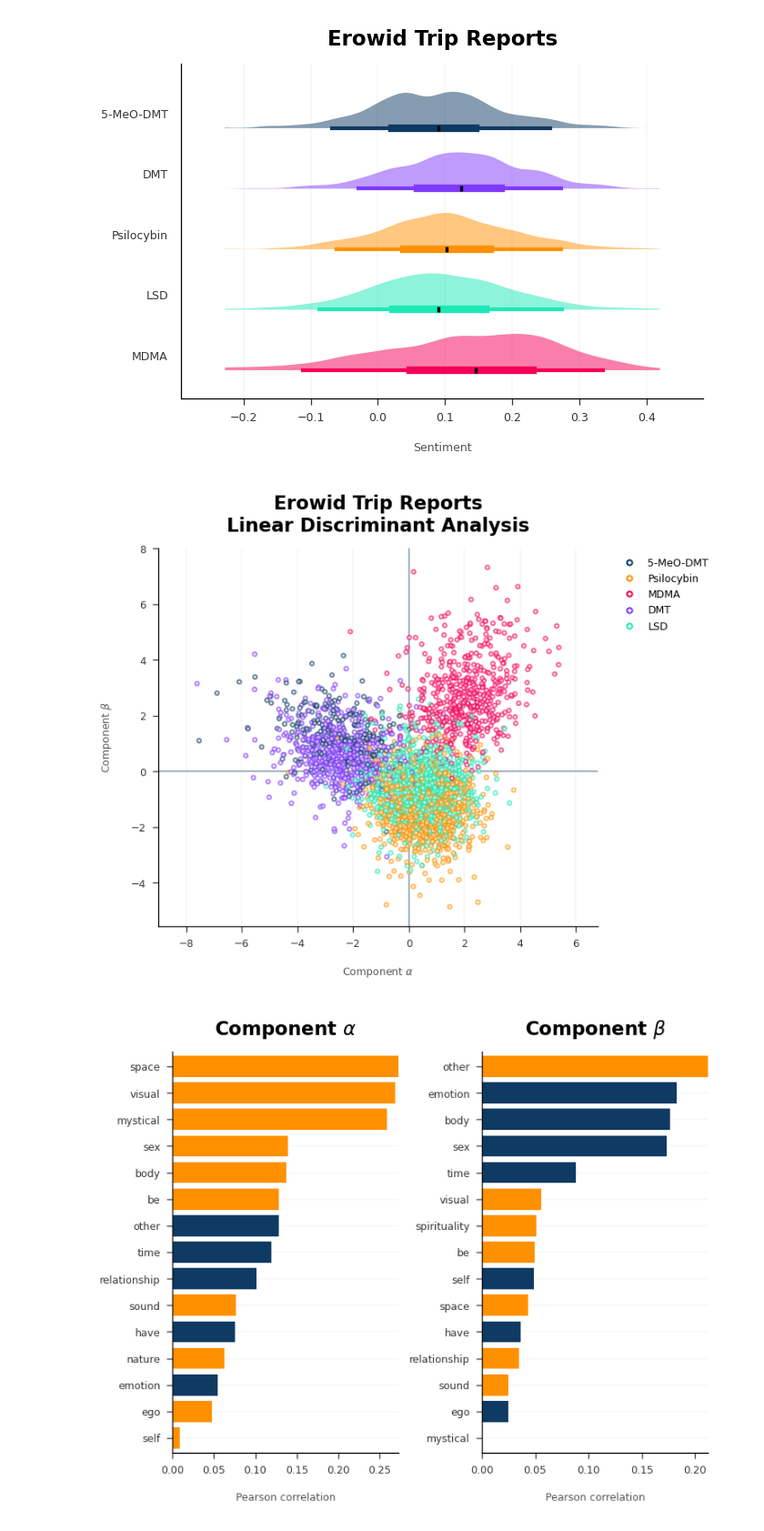
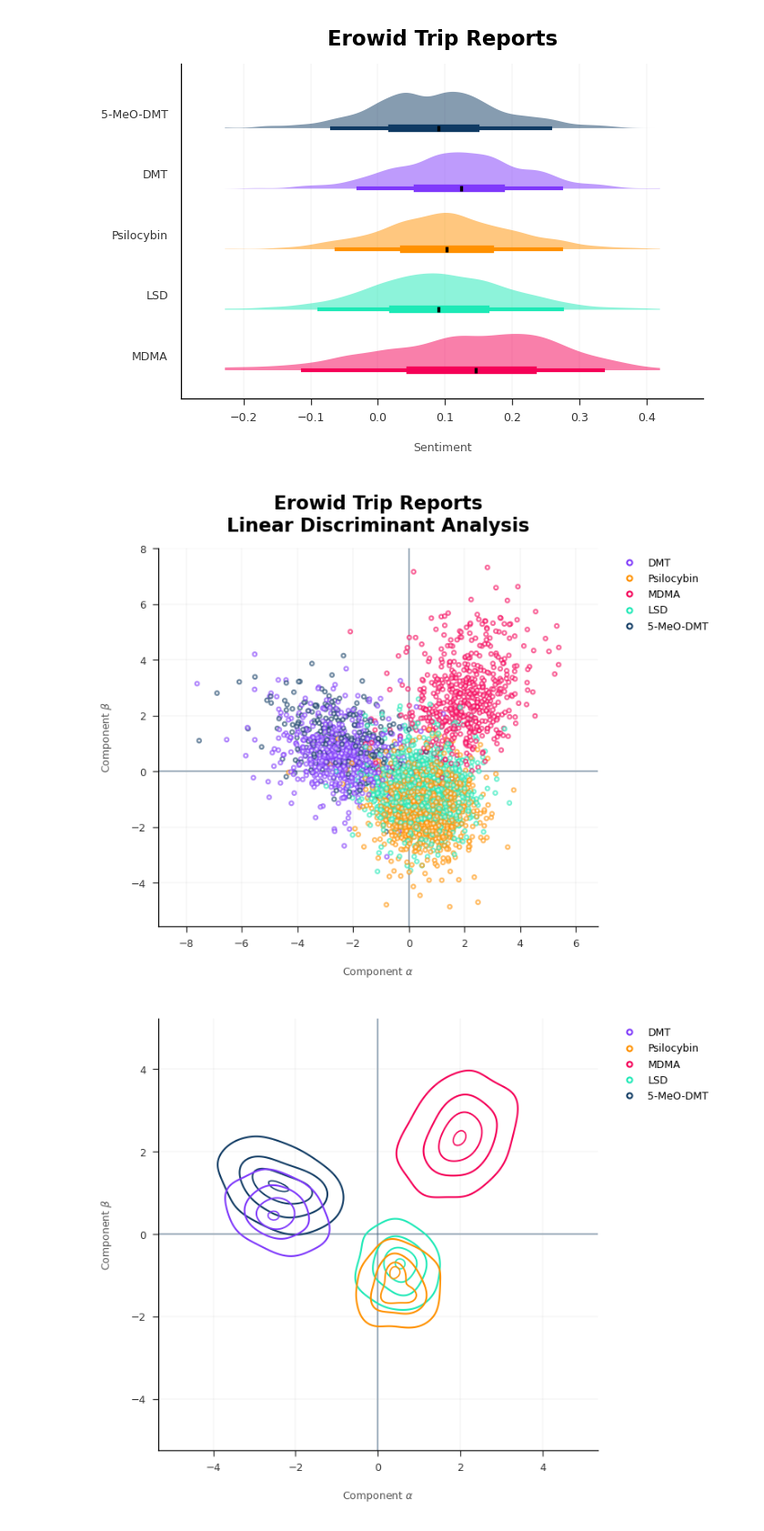
Before and after one commit to dlundgaard/QuantitativePhenomenology, a Jupyter notebook: nlp_analysis.ipynb, the cells around one changed output. Shown: that part at 91% size. Saved outputs shown, nothing was run; the diff lists cells and outputs as text; code cells hidden in the pictures.

Commit message:
added contour plots to decomposition visualizations
TODO
- some of the later entries of the database show NAs for substance

```diff
--- a/nlp_analysis.ipynb
+++ b/nlp_analysis.ipynb
@@ -185,6 +185,7 @@ second_order_coherence
 # %%
 def compare_substances(dimension, substance_subset = None, standardize = False):
     data = database[database["substance"].isin(substance_subset)] if substance_subset else database
+    data = data.dropna(subset = "substance")
 
     if standardize:
         dimension += "_Z"
@@ -250,6 +251,7 @@ for dimension in ("love", "fear", "sentiment"):
 def decompose(n_components = 2, method = "LDA", substance_subset = None, show_loadings = False):
     data = database[database["substance"].isin(substance_subset)] if substance_subset else database
     data = data.sample(frac = 1)
+    data = data.dropna(subset = "substance")
 
     decomposer = dict(
         LDA = discriminant_analysis.LinearDiscriminantAnalysis, # https://scikit-learn.org/stable/auto_examples/decomposition/plot_pca_vs_lda.html
@@ -280,37 +282,68 @@ def decompose(n_components = 2, method = "LDA", substance_subset = None, show_lo
         bbox_to_anchor = (1.15, 1),
     )
 
     ax.axvline(x = 0, linewidth = 1, alpha = 0.4, zorder = -1)
     ax.axhline(y = 0, linewidth = 1, alpha = 0.4, zorder = -1)
 
     ax.set_xlabel(r"Component $\alpha$")
     ax.set_ylabel(r"Component $\beta$")
     ax.set_title("Erowid Trip Reports\n" + dict(LDA = "Linear Discriminant Analysis", PCA = "Principal Component Analysis", ICA = "Independent Component Analysis")[method])
 
-    ax.grid(which="both")
+    ax.grid(True, which="both")
     ax.margins(x = 0.1, y = 0.1)
-
-    # ax.set_xlim(-4, 4)
-    # ax.set_ylim(-4, 4)
     ax.axis("equal")
     ax.set_aspect("equal", "datalim")
 
-    plt.show()
+    fig, ax = plt.subplots(figsize=(5, 4))
+
+    contour_levels = [0.5, 0.75, 0.9, 0.99, 1]
+    ax = sns.kdeplot(
+        ax = ax,
+        data = data,
+        x = "comp_0",
+        y = "comp_1",
+        hue = "substance",
+        palette = colormap,
+        common_norm = False,
+        levels = contour_levels,
+        linewidths = contour_levels[::-1],
+    )
+
+    ax.legend(
+        handles = [lines.Line2D([], [], marker="o", color="w", label=substance, markeredgecolor=colormap.get(substance), markersize=3) for substance in data["substance"].unique()],
+        loc = "upper center",
+        bbox_to_anchor = (1.15, 1),
+    )
+
+    ax.axvline(x = 0, linewidth = 1, alpha = 0.4, zorder = -1)
+    ax.axhline(y = 0, linewidth = 1, alpha = 0.4, zorder = -1)
+
+    ax.set_xlabel(r"Component $\alpha$")
+    ax.set_ylabel(r"Component $\beta$")
+
+    ax.grid(True, which="both")
+    ax.axis("equal")
+    ax.set_ylim(-4, 4)
+    ax.set_xlim(-4, 4)
+    ax.margins(x = 0.1, y = 0.1)
 
     fig, axes = plt.subplots(figsize=(5, 4), ncols = 2)
     for component, ax in enumerate(axes):
         component_name = f"comp_{component}"
         # loadings = data[[component_name] + [cat for cat in empath_lexicon.cats.keys()]].corr(method = "spearman")[component_name].drop(component_name).reset_index()
         loadings = data[[component_name] + empath_category_subset].corr(method = "spearman")[component_name].drop(component_name).reset_index()
         loadings["abs"] = loadings[component_name].abs()
         loadings = loadings.sort_values("abs").head(15)
         ax.barh(loadings["index"], loadings["abs"], color = loadings[component_name].apply(lambda val: "C0" if val > 0 else "C1"))
         ax.set_title("Component " + {0: r"$\alpha$", 1: r"$\beta$"}[component])
         ax.set_xlabel("Pearson correlation")
         ax.margins(y = 0.01)
 
+    plt.show()
+
 # decompose()
 decompose(substance_subset=("MDMA", "Psilocybin", "LSD", "DMT", "5-MeO-DMT"), method = "LDA", show_loadings = True)
+decompose(substance_subset=("MDMA", "Psilocybin", "LSD", "DMT", "5-MeO-DMT", "Salvinorin A", "Ketamine"), method = "LDA", show_loadings = True)
 # %% [output]
-[figure, old version]
+[figure, new version]
-[figure, old version]
+[figure, new version]
```
Also changed, not shown: parts of 3 cells of this notebook.
